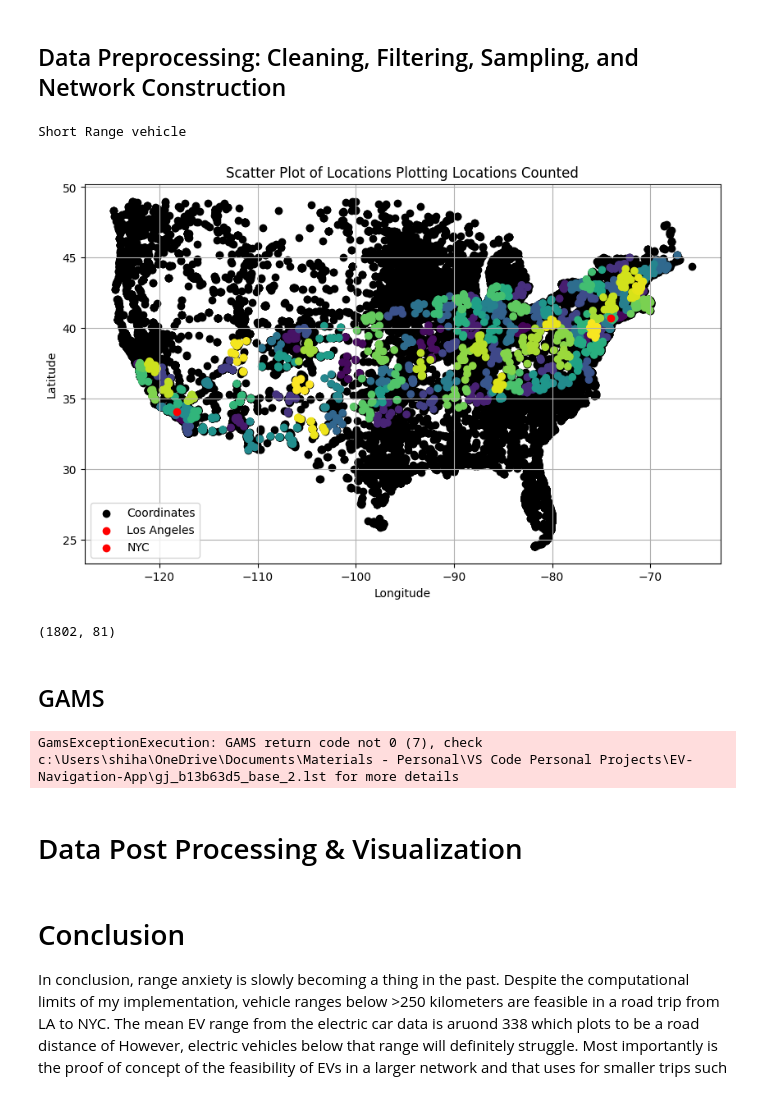
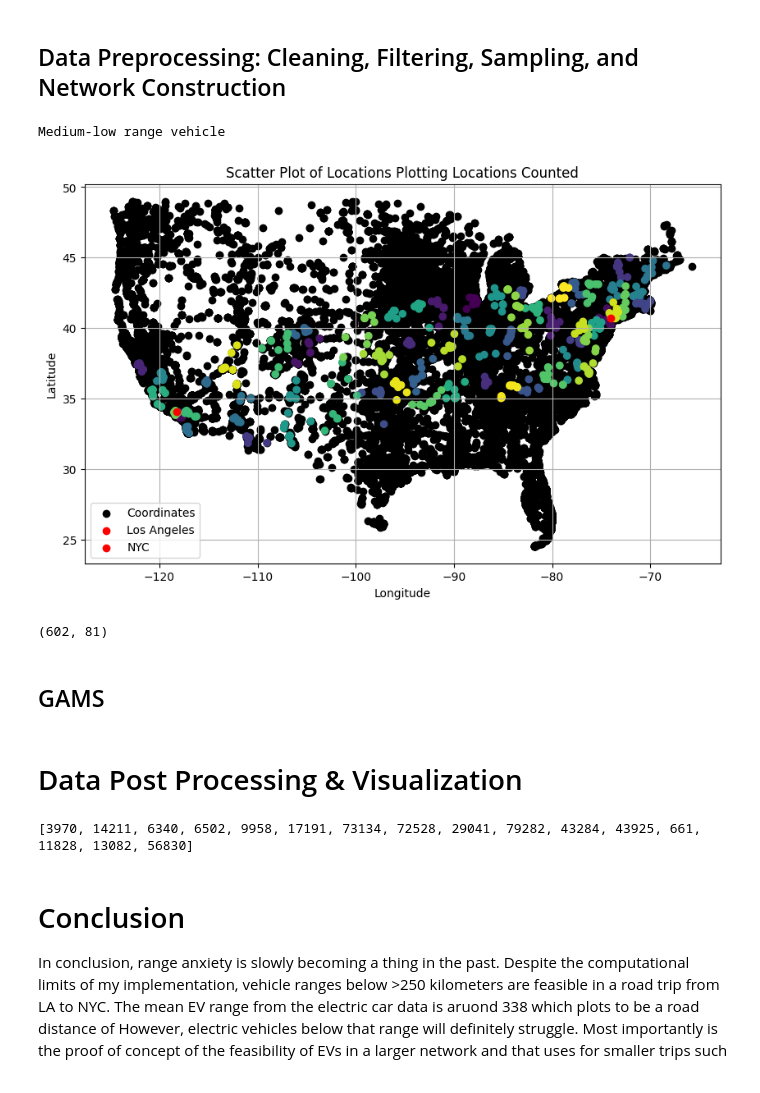
Before and after one commit to shihan1714/EV-Navigation-App, a Jupyter notebook: ECE 524 Final Project.ipynb, the cells around one changed output. Cells and saved outputs as stored; diff of their text form; code cells hidden in the pictures.

```diff
--- a/ECE 524 Final Project.ipynb
+++ b/ECE 524 Final Project.ipynb
@@ -95,7 +95,7 @@ def point_to_line_distance(x, y, x1, y1, x2, y2):
 # %% [markdown]
 ## Data Preprocessing: Cleaning, Filtering, Sampling, and Network Construction
 # %%
-vehicle_range = 228
+vehicle_range = 449
 public_station = False
 
 if vehicle_range <= 130:
@@ -125,9 +125,9 @@ elif vehicle_range <= 900:
     group_cap = 5 # Small clusters tolerance
 else:
     print("Above maximum vehicle range")
-    num_clusters = 100
-    max_group = 5 # large clusters cap
-    group_cap = 5 # Small clusters tolerance
+    num_clusters = 60
+    max_group = 10 # large clusters cap
+    group_cap = 10 # Small clusters tolerance
 
 path = 'Alternative_Fueling_Stations.csv'
 df = pd.read_csv(path, low_memory = False)
@@ -176,36 +176,36 @@ LA_sample = df_US.loc[[29041]]
 
 if 17191 not in np.array(samples2.index):
     final_df = pd.concat([final_df, NYC_sample])
 
 if 29041 not in samples2.index:
     final_df = pd.concat([final_df, LA_sample])
 
 # Step 3: Concatenate everything into one DataFrame
 df_final = final_df.copy()
 arc_net = net_gen(df_final, max_range= vehicle_range)
 for col in arc_net.select_dtypes(include=['float64']).columns:
     arc_net[col] = pd.to_numeric(arc_net[col], downcast='float')
 
 # final_df now contains only the points within the corridor
 plt.figure(figsize=(10, 6))
 plt.scatter(df_filtered['longitude'], df_filtered['latitude'], label='Coordinates', c='k')
 plt.scatter(final_df['longitude'], final_df['latitude'], c = final_df['predictions'])
 plt.scatter(la_lon, la_lat, color='red', label='Los Angeles')
 plt.scatter(nyc_lon, nyc_lat, color='red', label='NYC')
 
 # Finalize and show the plot
 title = 'Scatter Plot of Locations Plotting Locations Counted'
 plt.title(title)
 plt.xlabel('Longitude')
 plt.ylabel('Latitude')
 plt.legend()
 plt.grid(True)
 plt.show()
 final_df.shape
 # %% [output]
-Short Range vehicle
+Medium-low range vehicle
-[figure, old version]
+[figure, new version]
-(1802, 81)
+(602, 81)
 # %% [markdown]
 ## GAMS
 # %%
@@ -261,7 +261,39 @@ usedArcs(i,j)$(x.l(i,j) > 0) = yes;
 
 * Display the used arcs
 display usedArcs;
-# %% [output]
-GamsExceptionExecution: GAMS return code not 0 (7), check c:\Users\shiha\OneDrive\Documents\Materials - Personal\VS Code Personal Projects\EV-Navigation-App\gj_b13b63d5_base_2.lst for more details
 # %% [markdown]
 # Data Post Processing & Visualization
+# %%
+import gdxpds
+import pandas as pd
+import matplotlib.pyplot as plt
+
+# Load the GDX file
+gdx_file_path = 'out.gdx'
+gdx_data = gdxpds.to_dataframes(gdx_file_path)
+
+# Rename the columns to avoid duplication
+gdx_data['usedArcs'].columns = ['nodes_0', 'nodes_1', 'Value']
+
+# Extract the 'usedArcs' records
+output = gdx_data['usedArcs']
+output['nodes_0'] = output['nodes_0'].astype(int)
+output['nodes_1'] = output['nodes_1'].astype(int)
+
+# Get unique node IDs
+filter0 = output['nodes_0'].unique().tolist()
+filter1 = output['nodes_1'].unique().tolist()
+filter = list(set(filter0 + filter1))  # Use set to remove duplicates
+
+# Assume df_US is a DataFrame containing the location data with columns 'node_id', 'longitude', and 'latitude'
+# Example:
+# df_US = pd.DataFrame({
+#     'node_id': [0, 1, 2, ...],
+#     'longitude': [...],
+#     'latitude': [...]
+# })
+
+# Filter the DataFrame to get the points within the corridor
+print(filter)
+# %% [output]
+[3970, 14211, 6340, 6502, 9958, 17191, 73134, 72528, 29041, 79282, 43284, 43925, 661, 11828, 13082, 56830]
```
Also changed, not shown: parts of 3 cells of this notebook, 38 other files.
